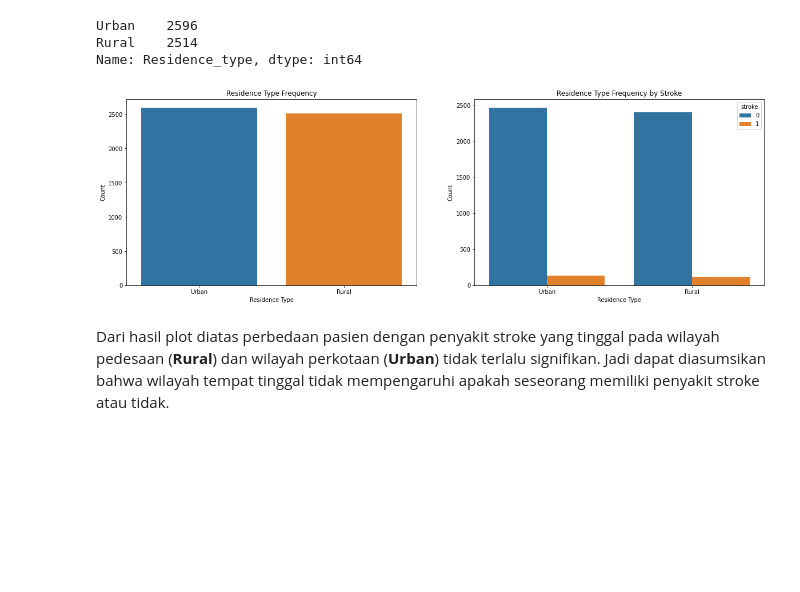
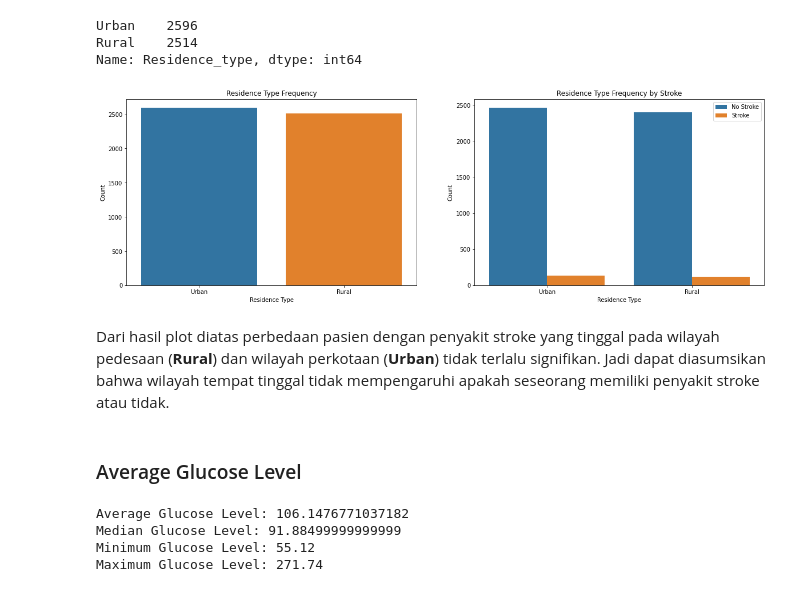
Before and after one commit to Penzragon/h8dsft_LogisticRegression, a Jupyter notebook: script.ipynb, the cells around one changed output. Saved outputs shown, nothing was run; the diff lists cells and outputs as text; code cells hidden in the pictures; blank space fills up the shorter version.

Commit message:
Add avg_glucose_level exploration

```diff
--- a/script.ipynb
+++ b/script.ipynb
@@ -397,17 +403,30 @@ Name: Residence_type, dtype: int64
 # %%
 plt.figure(figsize=(20, 6))
 plt.subplot(1, 2, 1)
 sns.countplot(x='Residence_type', data=stroke, order=stroke.Residence_type.value_counts().sort_values(ascending=False).index)
 plt.title('Residence Type Frequency')
 plt.xlabel('Residence Type')
 plt.ylabel('Count')
 plt.subplot(1, 2, 2)
 sns.countplot(x='Residence_type', data=stroke, order=stroke.Residence_type.value_counts().sort_values(ascending=False).index, hue='stroke')
 plt.title('Residence Type Frequency by Stroke')
 plt.xlabel('Residence Type')
 plt.ylabel('Count')
+plt.legend(['No Stroke', 'Stroke'])
 plt.show()
 # %% [output]
-[figure, old version]
+[figure, new version]
 # %% [markdown]
 Dari hasil plot diatas perbedaan pasien dengan penyakit stroke yang tinggal pada wilayah pedesaan (**Rural**) dan wilayah perkotaan (**Urban**) tidak terlalu signifikan. Jadi dapat diasumsikan bahwa wilayah tempat tinggal tidak mempengaruhi apakah seseorang memiliki penyakit stroke atau tidak.
+# %% [markdown]
+### Average Glucose Level
+# %%
+print(f'Average Glucose Level: {stroke.avg_glucose_level.mean()}')
+print(f'Median Glucose Level: {stroke.avg_glucose_level.median()}')
+print(f'Minimum Glucose Level: {stroke.avg_glucose_level.min()}')
+print(f'Maximum Glucose Level: {stroke.avg_glucose_level.max()}')
+# %% [output]
+Average Glucose Level: 106.1476771037182
+Median Glucose Level: 91.88499999999999
+Minimum Glucose Level: 55.12
+Maximum Glucose Level: 271.74
```
Also changed, not shown: parts of 4 cells of this notebook.
